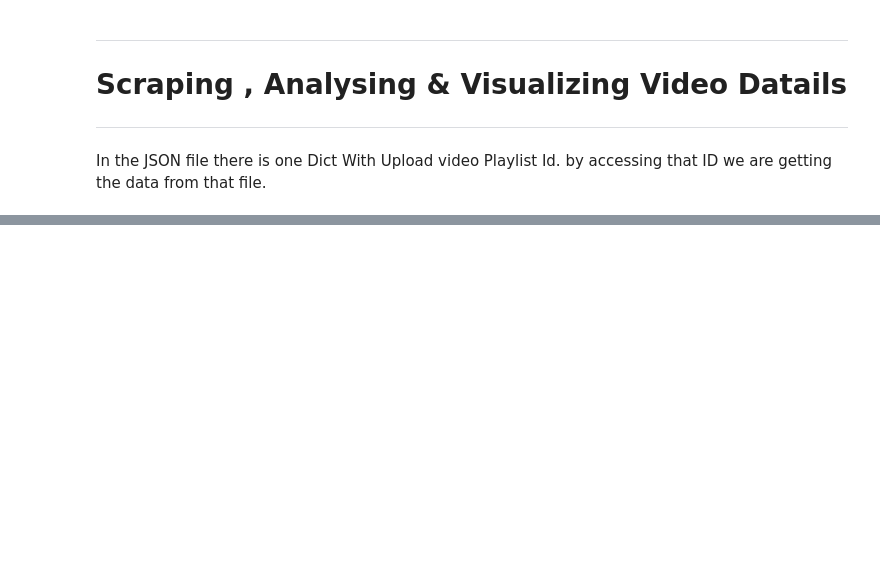
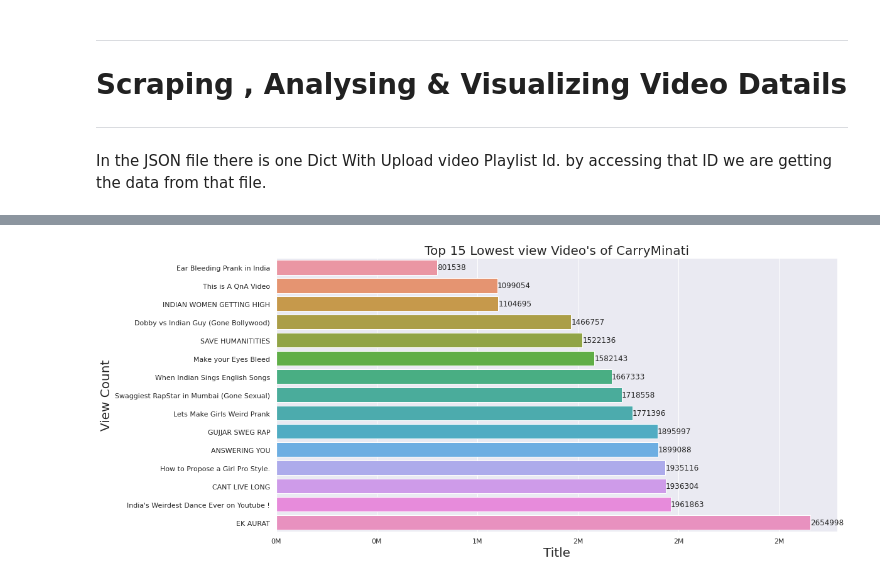
Before and after one commit to Raghushaf/Kaggle, a Jupyter notebook: youtube-data-analysis.ipynb, the cells around one changed output, grey strips where cells are left out. Drawn from its saved outputs; the diff is of its cells as text; code cells hidden in the pictures; blank space fills up the shorter version.

```diff
--- a/youtube-data-analysis.ipynb
+++ b/youtube-data-analysis.ipynb
@@ -217,0 +486,17 @@ In the JSON file there is one Dict With Upload video Playlist Id. by accessing t
+# %%
+sns.set(rc={'figure.figsize':(16,8)})
+
+ax = sns.barplot(y = 'title', x = 'viewCount', data = video_df.sort_values('viewCount', ascending=True)[0:15])
+ax.xaxis.set_major_formatter(ticker.FuncFormatter(lambda x, pos: '{:,.0f}'.format(x/1000000) + 'M'))
+#plt.xticks(rotation=90)
+
+ax.set_xlabel("Title",fontsize = 20)
+ax.set_ylabel('View Count',fontsize = 20)
+ax.set_title("Top 15 Lowest view Video's of CarryMinati", fontsize = 20)
+
+
+y=video_df['viewCount'][0:15]
+ax.bar_label(ax.containers[0],fmt='%i')
+plt.show()
+# %% [output]
+[figure, added]
```
Also changed, not shown: parts of 34 cells of this notebook.
